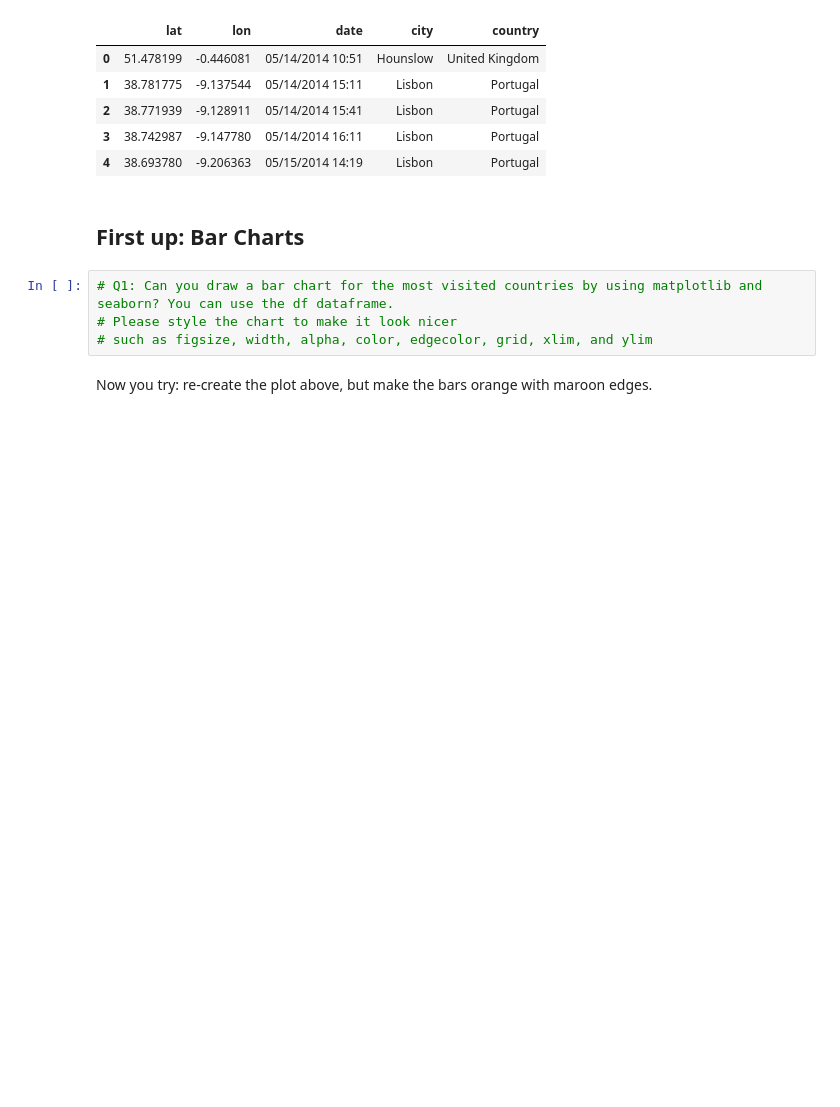
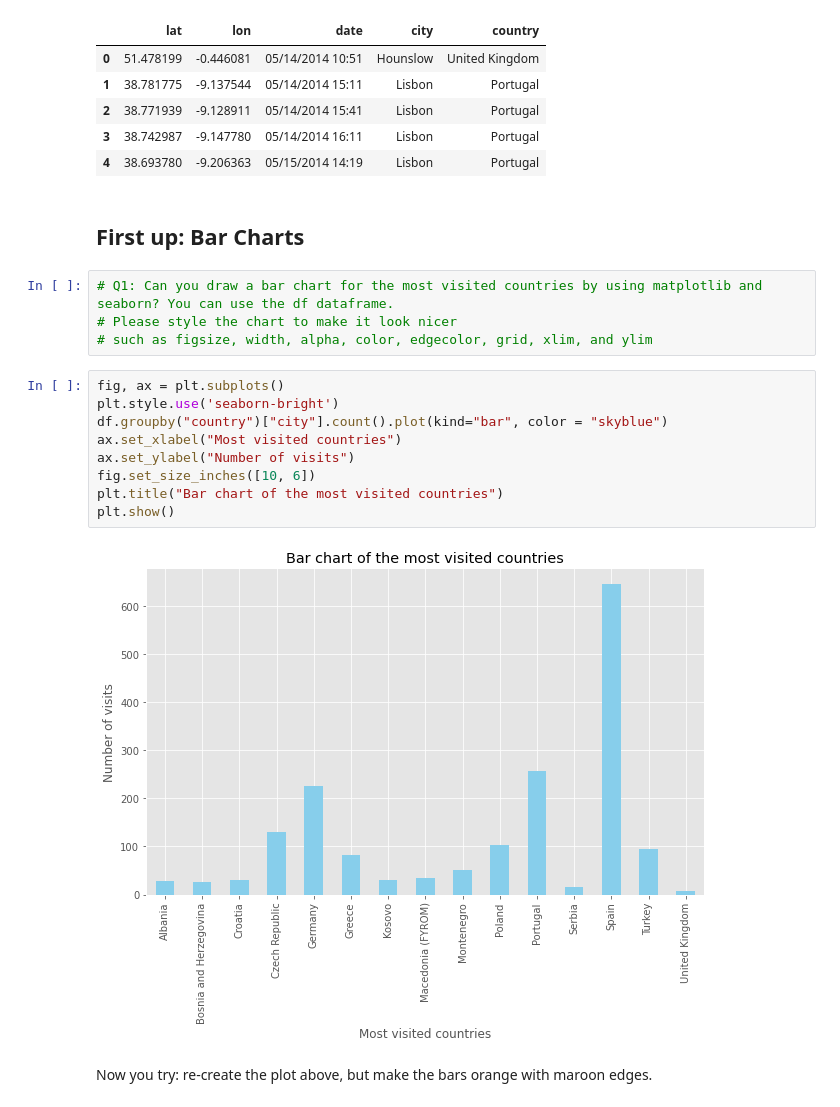
Before and after one commit to qszhao/PTUA2023, a Jupyter notebook: Lab06/Lab06_Visualization.ipynb, the cells around one changed output. Drawn from its saved outputs; the diff is of its cells as text; blank space fills up the shorter version.

```diff
--- a/Lab06/Lab06_Visualization.ipynb
+++ b/Lab06/Lab06_Visualization.ipynb
@@ -47,5 +47,16 @@ rs.head()
 # Q1: Can you draw a bar chart for the most visited countries by using matplotlib and seaborn? You can use the df dataframe.
 # Please style the chart to make it look nicer
 # such as figsize, width, alpha, color, edgecolor, grid, xlim, and ylim
+# %%
+fig, ax = plt.subplots()
+plt.style.use('seaborn-bright')
+df.groupby("country")["city"].count().plot(kind="bar", color = "skyblue")
+ax.set_xlabel("Most visited countries")
+ax.set_ylabel("Number of visits")
+fig.set_size_inches([10, 6])
+plt.title("Bar chart of the most visited countries")
+plt.show()
+# %% [output]
+[figure, added]
 # %% [markdown]
 Now you try: re-create the plot above, but make the bars orange with maroon edges.
```
Also changed, not shown: parts of 14 cells of this notebook.
